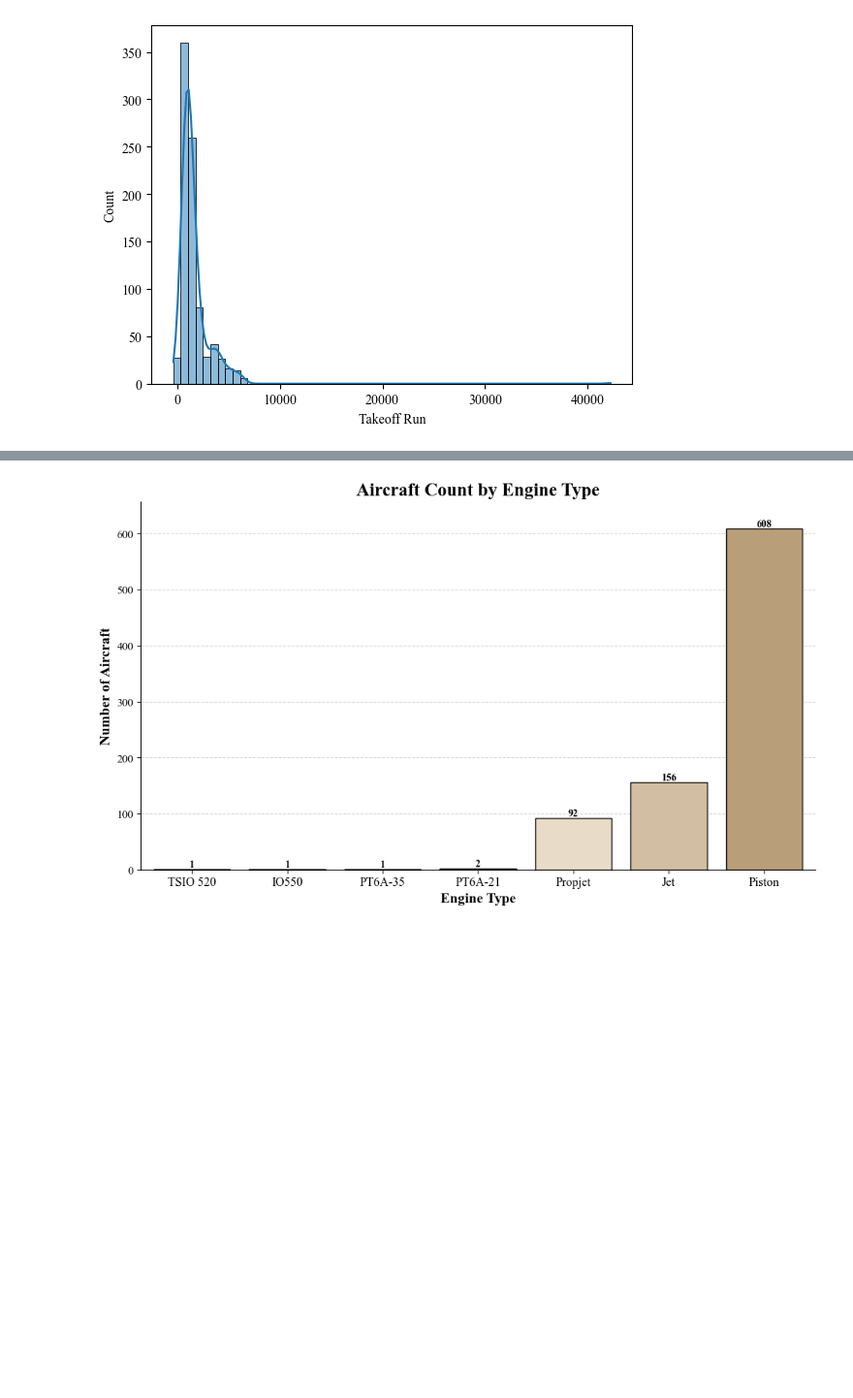
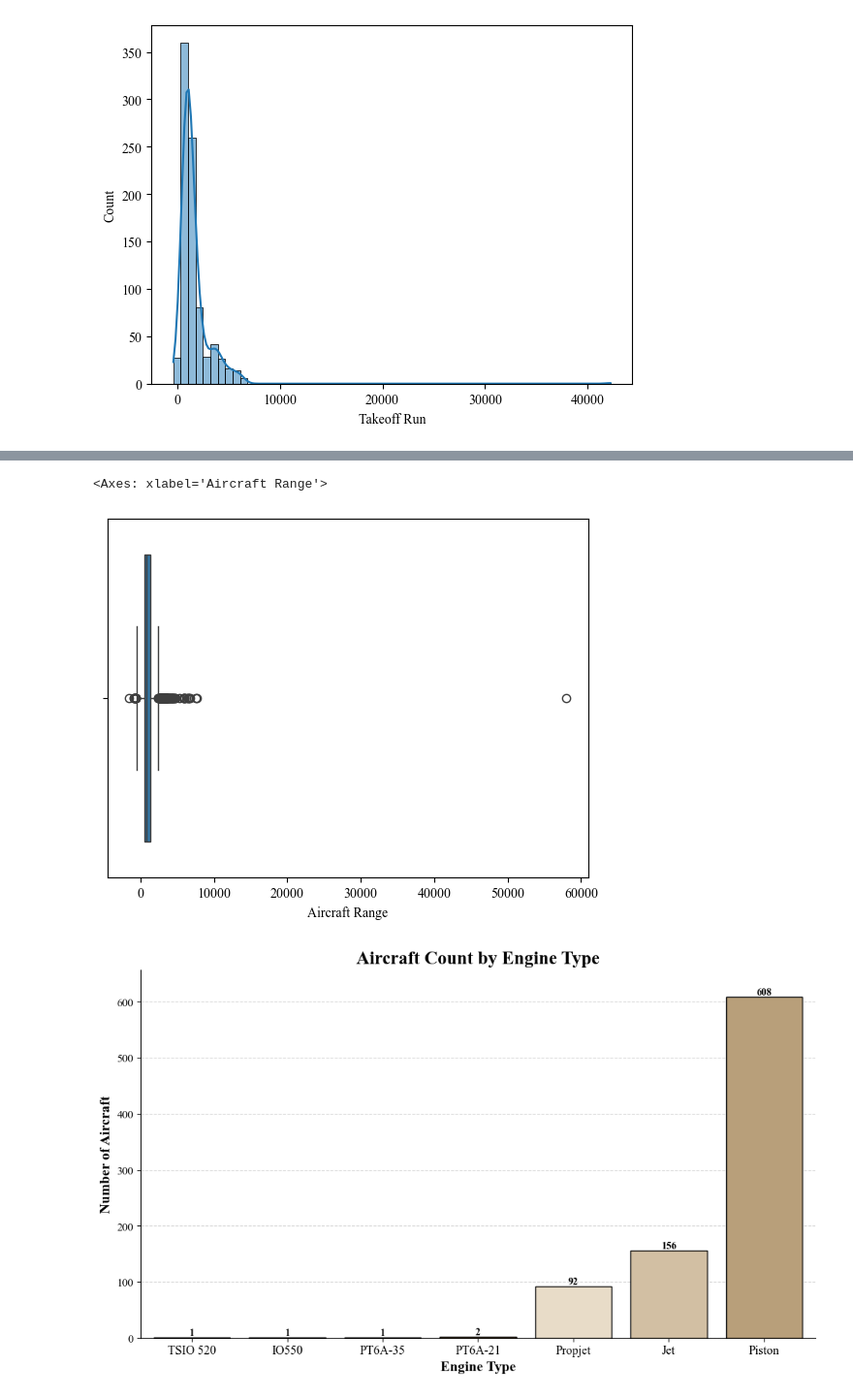
Before and after one commit to Malavikajaganathann/Python-Projects, a Jupyter notebook: Aircraft project.ipynb, the cells around one changed output, grey strips where cells are left out. Shown at 97% size. Cells and saved outputs as stored; diff of their text form; code cells hidden in the pictures; blank space fills up the shorter version.

```diff
--- a/Aircraft project.ipynb
+++ b/Aircraft project.ipynb
@@ -311,0 +315,5 @@ replace_outliers(df,"Takeoff Run")
+# %%
+sns.boxplot(x="Aircraft Range",data=df)
+# %% [output]
+<Axes: xlabel='Aircraft Range'>
+[figure, added]
```
Also changed, not shown: parts of 10 cells of this notebook.
